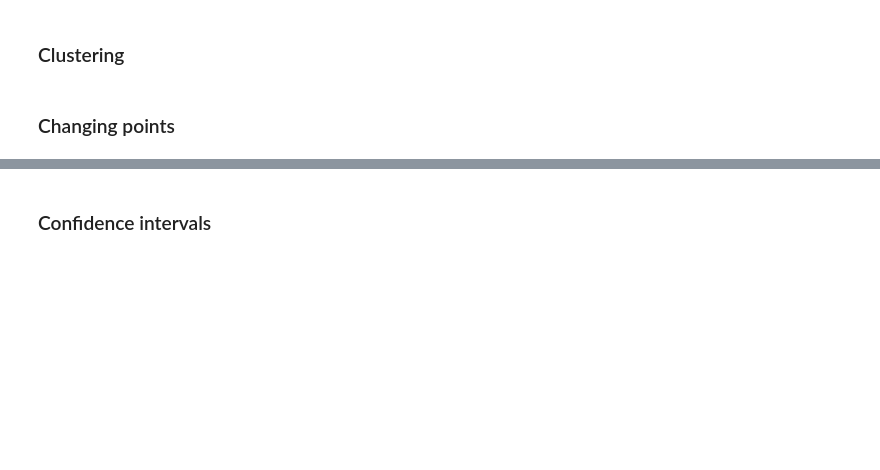
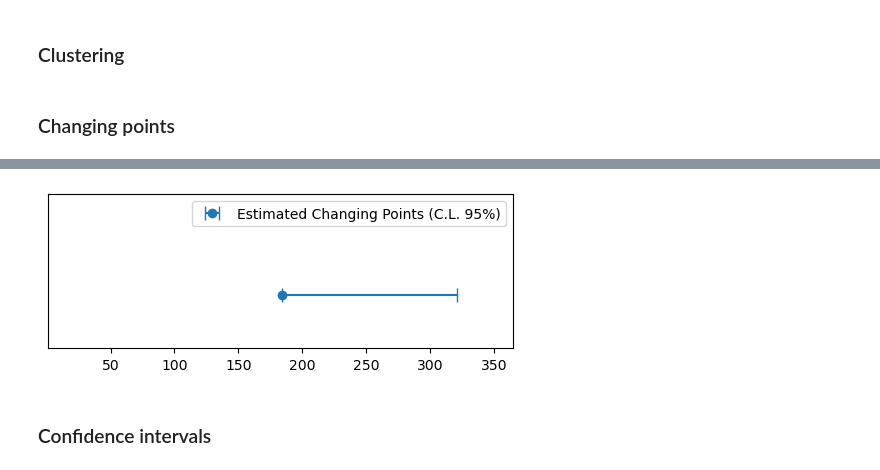
Before and after one commit to threeblueonebrowneyes/bayesian-sir-with-changing-points, a Jupyter notebook: Bayes_SIR.ipynb, the cells around one changed output, grey strips where cells are left out. Drawn from its saved outputs; the diff is of its cells as text; code cells hidden in the pictures; blank space fills up the shorter version.

```diff
--- a/Bayes_SIR.ipynb
+++ b/Bayes_SIR.ipynb
@@ -939,3 +961,24 @@ plt.plot(delta_final)
+# %%
+#Lower and upper limits of confidence intervals
+lower_error = [tau_ - i[0] for i, tau_ in zip(ci_tau[1:], tau_final[1:])]
+upper_error = [i[1] - tau_ for i, tau_ in zip(ci_tau[1:], tau_final[1:])]
+
+fig, ax = plt.subplots(figsize=(6,2))
+
+plt.errorbar(x = tau_final[1:],
+             y = np.ones(len(tau_final[1:]))+ np.random.normal(0, 0.1, len(tau_final[1:])),
+             xerr = [lower_error, upper_error],
+             capsize=5,
+             fmt='o',
+             label='Estimated Changing Points (C.L. 95%)')
+i = 0
+
+plt.xlim(1,T)
+plt.ylim(0,3)
+plt.legend(loc='upper right')
+plt.yticks([]);
+# %% [output]
+[figure, added]
 # %% [markdown]
 ### Confidence intervals
 # %%
```
Also changed, not shown: parts of 31 cells of this notebook, 3 other files.
